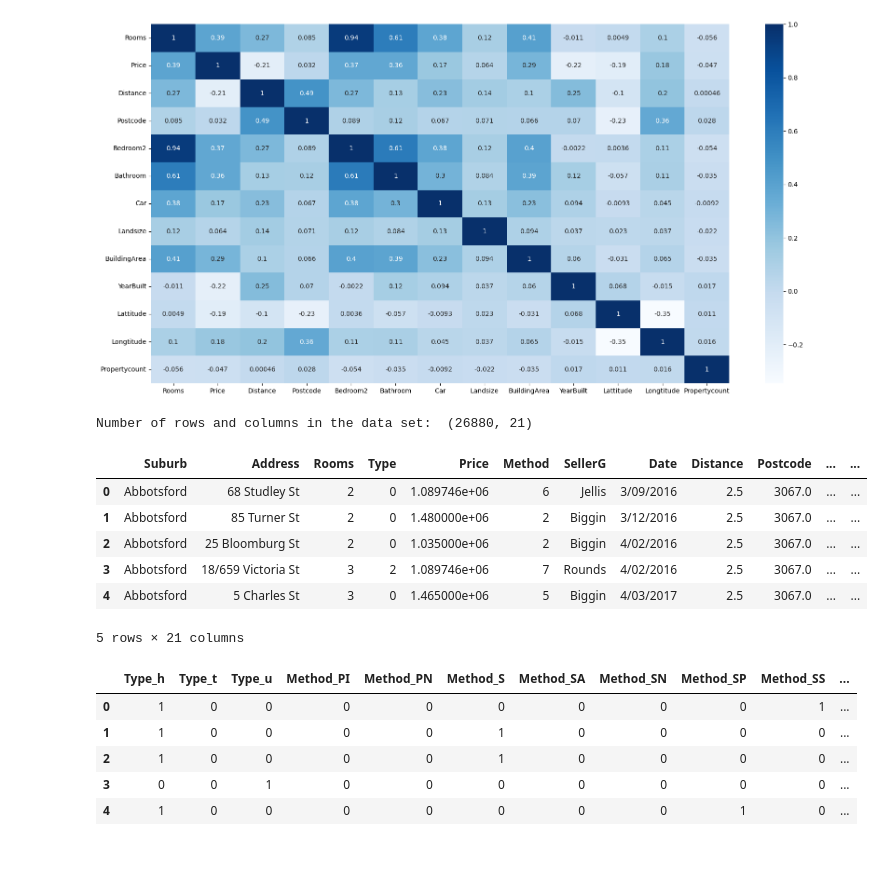
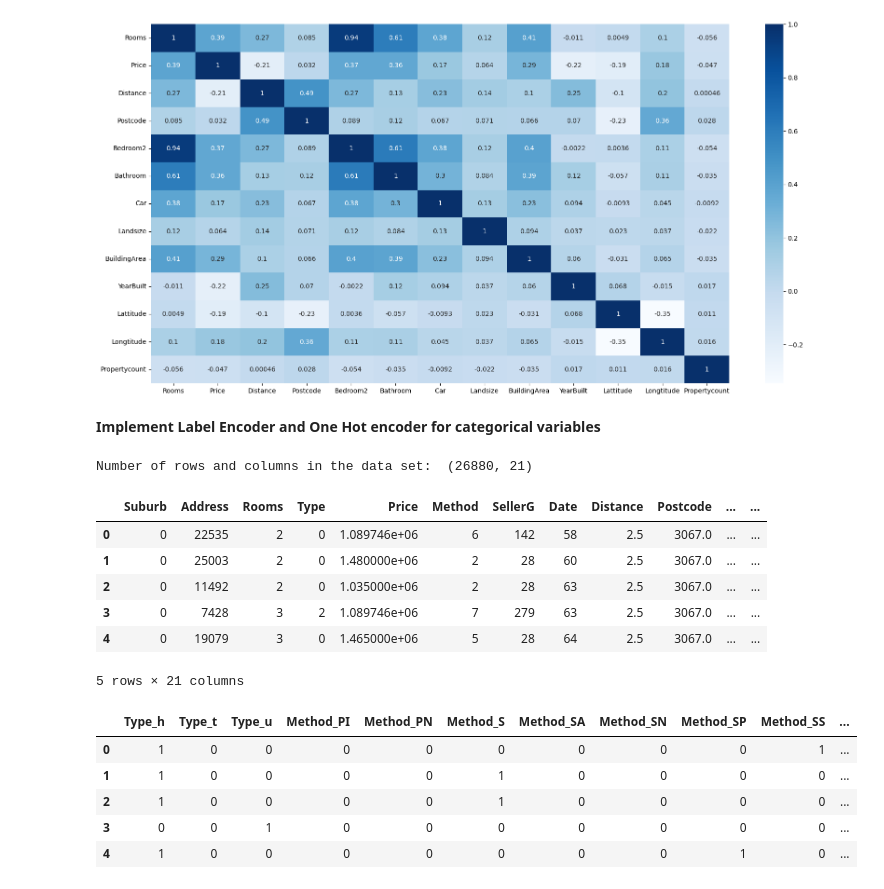
Before and after one commit to gr-uzun/melbourne-housing, a Jupyter notebook: melbourne_housing_project.ipynb, the cells around one changed output. Cells and saved outputs as stored; diff of their text form; code cells hidden in the pictures; blank space fills up the shorter version.

```diff
--- a/melbourne_housing_project.ipynb
+++ b/melbourne_housing_project.ipynb
@@ -355,3 +351,5 @@ categorical_columns = ['Type','Method']
+# %% [markdown]
+**Implement Label Encoder and One Hot encoder for categorical variables**
 # %%
 # Label Encoding
 
@@ -364,26 +362,26 @@ def label_encoding(column_name):
 # %%
 # Label Encoding
 
 # Comments
 # For a start, we will encode categorical features.
 # Label encoding refers to transforming the word labels into numerical form so that the algorithms can understand how to operate on them.
 
-for col in categorical_columns:
+for col in obj_cols:
   label_encoding(col)
 
 
 print('\nNumber of rows and columns in the data set: ',df_le.shape)
 print('')
 
 df_le.head()
 # %% [output]
 Number of rows and columns in the data set:  (26880, 21)
 |  | Suburb | Address | Rooms | Type | Price | Method | SellerG | Date | Distance | Postcode | ... | ... |
-| 0 | Abbotsford | 68 Studley St | 2 | 0 | 1.089746e+06 | 6 | Jellis | 3/09/2016 | 2.5 | 3067.0 | ... | ... |
-| 1 | Abbotsford | 85 Turner St | 2 | 0 | 1.480000e+06 | 2 | Biggin | 3/12/2016 | 2.5 | 3067.0 | ... | ... |
-| 2 | Abbotsford | 25 Bloomburg St | 2 | 0 | 1.035000e+06 | 2 | Biggin | 4/02/2016 | 2.5 | 3067.0 | ... | ... |
-| 3 | Abbotsford | 18/659 Victoria St | 3 | 2 | 1.089746e+06 | 7 | Rounds | 4/02/2016 | 2.5 | 3067.0 | ... | ... |
-| 4 | Abbotsford | 5 Charles St | 3 | 0 | 1.465000e+06 | 5 | Biggin | 4/03/2017 | 2.5 | 3067.0 | ... | ... |
+| 0 | 0 | 22535 | 2 | 0 | 1.089746e+06 | 6 | 142 | 58 | 2.5 | 3067.0 | ... | ... |
+| 1 | 0 | 25003 | 2 | 0 | 1.480000e+06 | 2 | 28 | 60 | 2.5 | 3067.0 | ... | ... |
+| 2 | 0 | 11492 | 2 | 0 | 1.035000e+06 | 2 | 28 | 63 | 2.5 | 3067.0 | ... | ... |
+| 3 | 0 | 7428 | 3 | 2 | 1.089746e+06 | 7 | 279 | 63 | 2.5 | 3067.0 | ... | ... |
+| 4 | 0 | 19079 | 3 | 0 | 1.465000e+06 | 5 | 28 | 64 | 2.5 | 3067.0 | ... | ... |
 5 rows × 21 columns
 # %%
 # one-hot encoding
```
Also changed, not shown: parts of 15 cells of this notebook.
